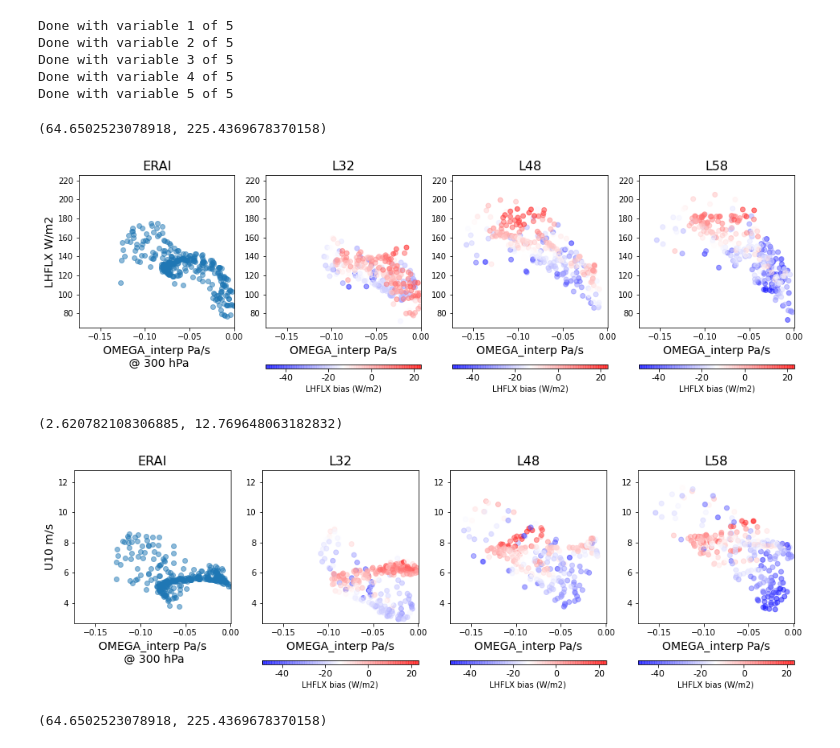
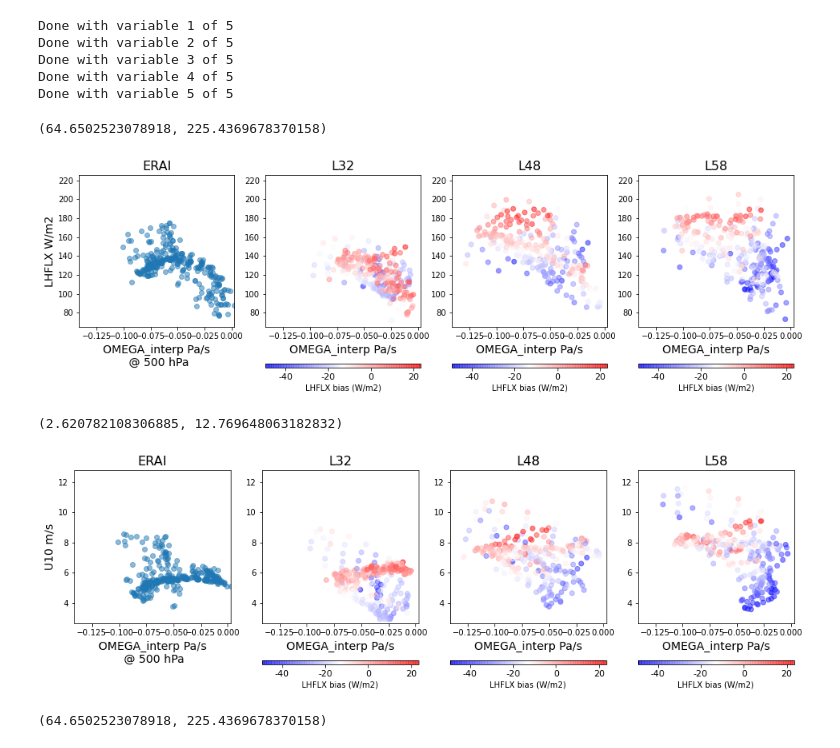
Before and after one commit to megandevlan/Gust, a Jupyter notebook: CompareRes_FluxBiases.ipynb, the cells around one changed output. Cells and saved outputs as stored; diff of their text form; code cells hidden in the pictures.

```diff
--- a/CompareRes_FluxBiases.ipynb
+++ b/CompareRes_FluxBiases.ipynb
@@ -778,7 +907,7 @@ LHbias_L58    = regrid_ds58.LHFLX.values -  sel_erai_jja.isel(time=0).LHFLX.valu
 U10bias_L58   = regrid_ds58.U10.values -  sel_erai_jja.isel(time=0).WIND_MAG_SURF.values  ## m/s
 PRECTbias_L58 = (regrid_ds58.PRECT.values*86400*1000) -  sel_erai_jja.isel(time=0).PRECT.values ## mm/d
 # %%
-selLev  = 300
+selLev  = 500
 xVar    = 'OMEGA_interp'
 xUnitsVar = 'OMEGA'
 yVar    = 'LHFLX'
@@ -849,36 +978,36 @@ maxX = np.nanmax([(sel_erai_jja.isel(time=0).sel(lev=selLev)[obsVarX].values*(re
                   (regrid_ds48.sel(levInterp=selLev)[xVar].values*regrid_mask['oceanMask'].values).reshape([len(regrid_ds48.lat.values)*len(regrid_ds48.lon.values),1]),
                   (regrid_ds58.sel(levInterp=selLev)[xVar].values*regrid_mask['oceanMask'].values).reshape([len(regrid_ds58.lat.values)*len(regrid_ds58.lon.values),1]) ])
 
 minX = np.nanmin([(sel_erai_jja.isel(time=0).sel(lev=selLev)[obsVarX].values*(regrid_mask['oceanMask'].values)*obsX_mult).reshape([len(regrid_ds32.lat.values)*len(regrid_ds32.lon.values),1]),
                   (regrid_ds32.sel(levInterp=selLev)[xVar].values*regrid_mask['oceanMask'].values).reshape([len(regrid_ds32.lat.values)*len(regrid_ds32.lon.values),1]),
                   (regrid_ds48.sel(levInterp=selLev)[xVar].values*regrid_mask['oceanMask'].values).reshape([len(regrid_ds48.lat.values)*len(regrid_ds48.lon.values),1]),
                   (regrid_ds58.sel(levInterp=selLev)[xVar].values*regrid_mask['oceanMask'].values).reshape([len(regrid_ds58.lat.values)*len(regrid_ds58.lon.values),1]) ])
 
 
 maxY = np.nanmax([(sel_erai_jja.isel(time=0)[obsVarY].values*(regrid_mask['oceanMask'].values)).reshape([len(regrid_ds32.lat.values)*len(regrid_ds32.lon.values),1]),
                   (regrid_ds32.sel(levInterp=selLev)[yVar].values*regrid_mask['oceanMask'].values).reshape([len(regrid_ds32.lat.values)*len(regrid_ds32.lon.values),1]),
                   (regrid_ds48.sel(levInterp=selLev)[yVar].values*regrid_mask['oceanMask'].values).reshape([len(regrid_ds48.lat.values)*len(regrid_ds48.lon.values),1]),
                   (regrid_ds58.sel(levInterp=selLev)[yVar].values*regrid_mask['oceanMask'].values).reshape([len(regrid_ds58.lat.values)*len(regrid_ds58.lon.values),1]) ])
 
 minY = np.nanmin([(sel_erai_jja.isel(time=0)[obsVarY].values*(regrid_mask['oceanMask'].values)).reshape([len(regrid_ds32.lat.values)*len(regrid_ds32.lon.values),1]),
                   (regrid_ds32.sel(levInterp=selLev)[yVar].values*regrid_mask['oceanMask'].values).reshape([len(regrid_ds32.lat.values)*len(regrid_ds32.lon.values),1]),
                   (regrid_ds48.sel(levInterp=selLev)[yVar].values*regrid_mask['oceanMask'].values).reshape([len(regrid_ds48.lat.values)*len(regrid_ds48.lon.values),1]),
                   (regrid_ds58.sel(levInterp=selLev)[yVar].values*regrid_mask['oceanMask'].values).reshape([len(regrid_ds58.lat.values)*len(regrid_ds58.lon.values),1]) ])
 
 axs[0].set_xlim([minX - np.abs(minX*0.1),  maxX + np.abs(maxX*0.1)])
 axs[1].set_xlim([minX - np.abs(minX*0.1),  maxX + np.abs(maxX*0.1)])
 axs[2].set_xlim([minX - np.abs(minX*0.1),  maxX + np.abs(maxX*0.1)])
 axs[3].set_xlim([minX - np.abs(minX*0.1),  maxX + np.abs(maxX*0.1)])
 
 axs[0].set_ylim([minY - np.abs(minY*0.1),  maxY + np.abs(maxY*0.1)])
 axs[1].set_ylim([minY - np.abs(minY*0.1),  maxY + np.abs(maxY*0.1)])
 axs[2].set_ylim([minY - np.abs(minY*0.1),  maxY + np.abs(maxY*0.1)])
 axs[3].set_ylim([minY - np.abs(minY*0.1),  maxY + np.abs(maxY*0.1)])
 # %% [output]
 (64.6502523078918, 225.4369678370158)
-[figure, old version]
+[figure, new version]
 # %%
-selLev  = 300
+selLev  = 500
 xVar    = 'OMEGA_interp'
 xUnitsVar = 'OMEGA'
 yVar    = 'U10'
@@ -976,7 +1105,7 @@ axs[2].set_ylim([minY - np.abs(minY*0.1),  maxY + np.abs(maxY*0.1)])
 axs[3].set_ylim([minY - np.abs(minY*0.1),  maxY + np.abs(maxY*0.1)])
 # %% [output]
 (2.620782108306885, 12.769648063182832)
-[figure, old version]
+[figure, new version]
 # %%
 selLev  = 750
 xVar    = 'U_interp'
```
Also changed, not shown: parts of 16 cells of this notebook, 5 other files.
